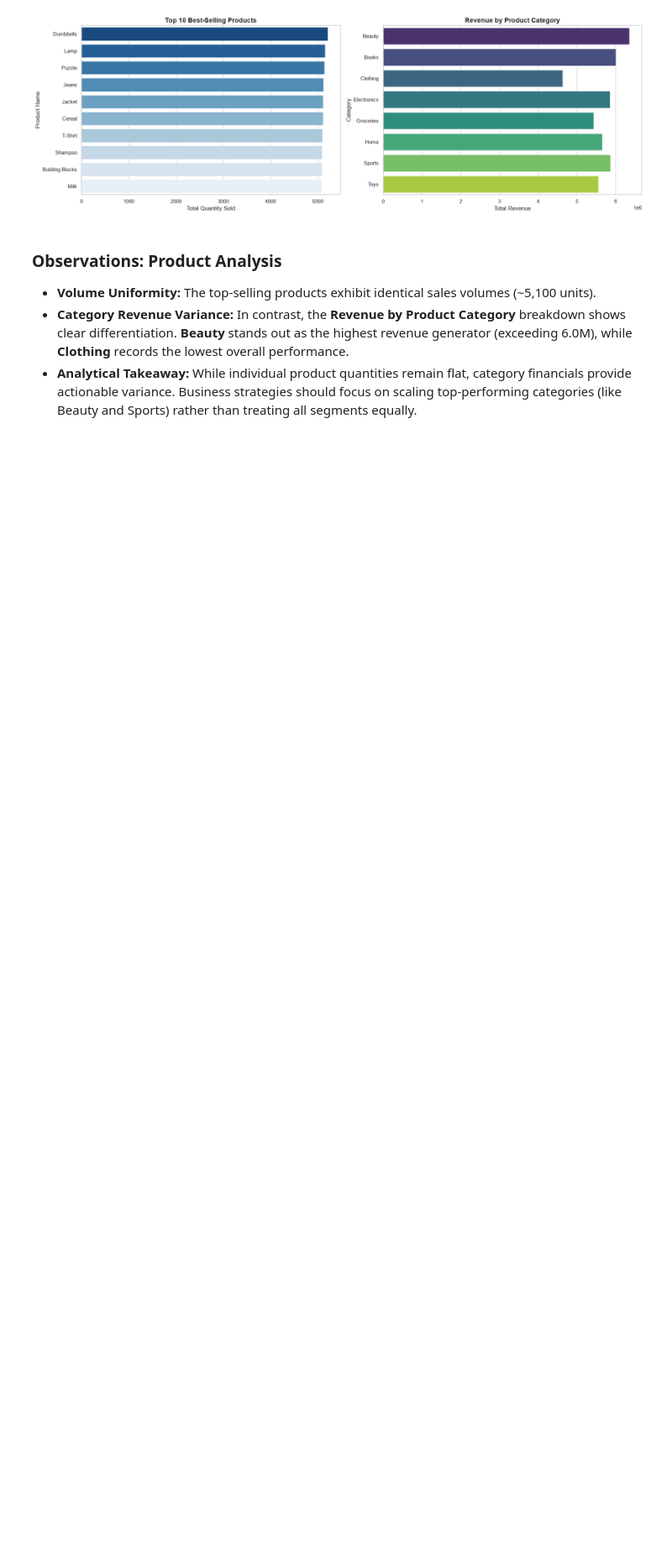
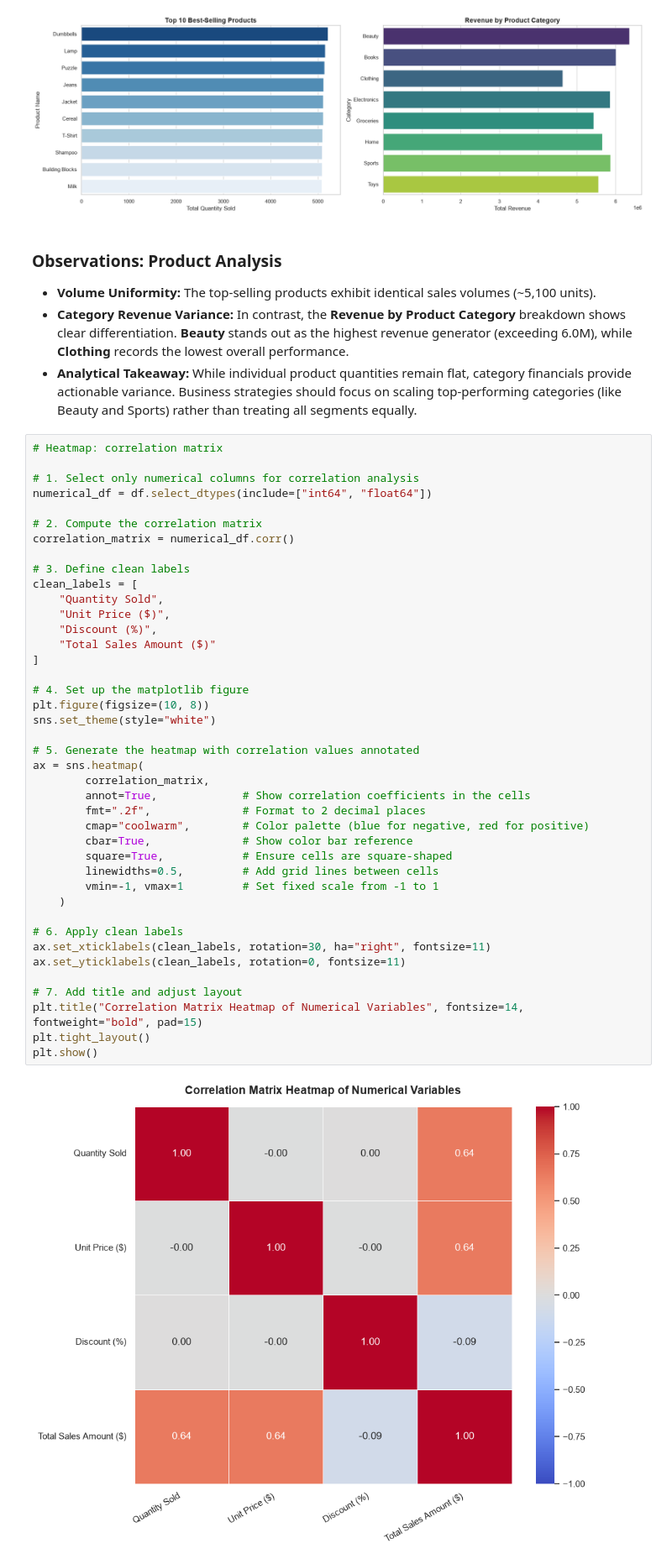
Before and after one commit to simonemedeiros/OIBSIP, a Jupyter notebook: DataAnalytics-L1-CustomerSegmentation/notebooks/retail-sales-dataset.ipynb, the cells around one changed output. Shown: that part at 84% size. Saved outputs shown, nothing was run; the diff lists cells and outputs as text; blank space fills up the shorter version.

Commit message:
feat: heatmap with correlation matrix

```diff
--- a/DataAnalytics-L1-CustomerSegmentation/notebooks/retail-sales-dataset.ipynb
+++ b/DataAnalytics-L1-CustomerSegmentation/notebooks/retail-sales-dataset.ipynb
@@ -187,3 +187,46 @@ plt.show()
 * **Volume Uniformity:** The top-selling products exhibit identical sales volumes (~5,100 units).
 * **Category Revenue Variance:** In contrast, the **Revenue by Product Category** breakdown shows clear differentiation. **Beauty** stands out as the highest revenue generator (exceeding 6.0M), while **Clothing** records the lowest overall performance.
 * **Analytical Takeaway:** While individual product quantities remain flat, category financials provide actionable variance. Business strategies should focus on scaling top-performing categories (like Beauty and Sports) rather than treating all segments equally.
+# %%
+# Heatmap: correlation matrix
+
+# 1. Select only numerical columns for correlation analysis
+numerical_df = df.select_dtypes(include=["int64", "float64"])
+
+# 2. Compute the correlation matrix
+correlation_matrix = numerical_df.corr()
+
+# 3. Define clean labels
+clean_labels = [
+    "Quantity Sold",
+    "Unit Price ($)",
+    "Discount (%)",
+    "Total Sales Amount ($)"
+]
+
+# 4. Set up the matplotlib figure
+plt.figure(figsize=(10, 8))
+sns.set_theme(style="white")
+
+# 5. Generate the heatmap with correlation values annotated
+ax = sns.heatmap(
+        correlation_matrix,
+        annot=True,             # Show correlation coefficients in the cells
+        fmt=".2f",              # Format to 2 decimal places
+        cmap="coolwarm",        # Color palette (blue for negative, red for positive)
+        cbar=True,              # Show color bar reference
+        square=True,            # Ensure cells are square-shaped
+        linewidths=0.5,         # Add grid lines between cells
+        vmin=-1, vmax=1         # Set fixed scale from -1 to 1
+    )
+
+# 6. Apply clean labels
+ax.set_xticklabels(clean_labels, rotation=30, ha="right", fontsize=11)
+ax.set_yticklabels(clean_labels, rotation=0, fontsize=11)
+
+# 7. Add title and adjust layout
+plt.title("Correlation Matrix Heatmap of Numerical Variables", fontsize=14, fontweight="bold", pad=15)
+plt.tight_layout()
+plt.show()
+# %% [output]
+[figure, added]
```
